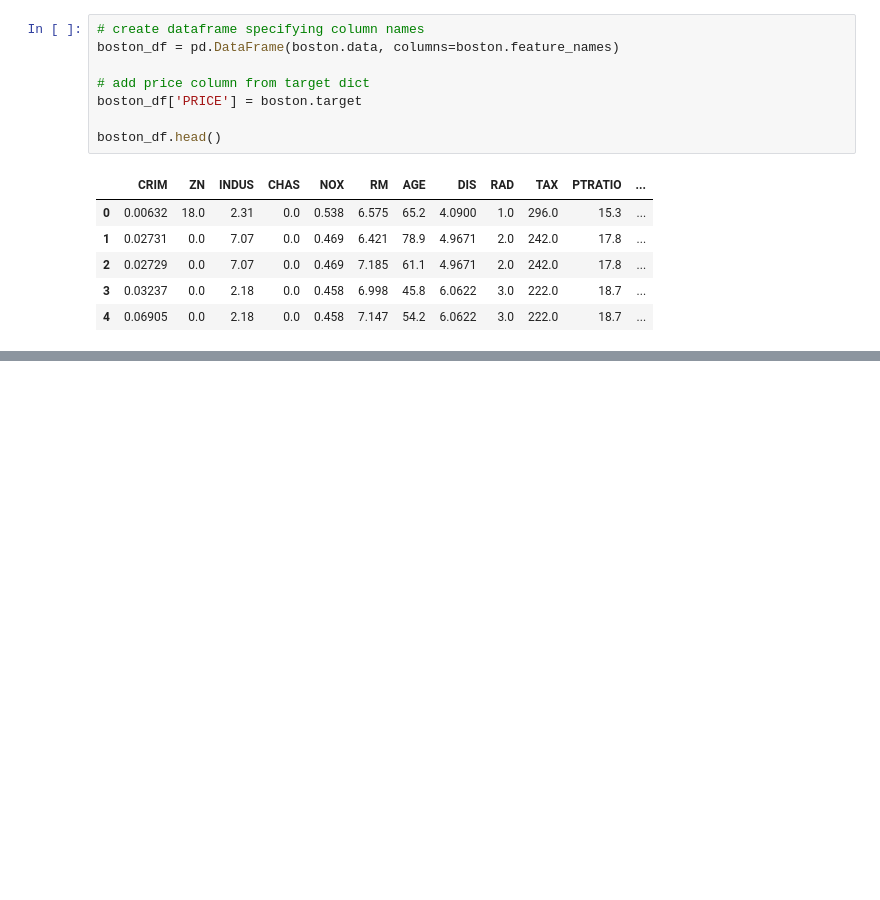
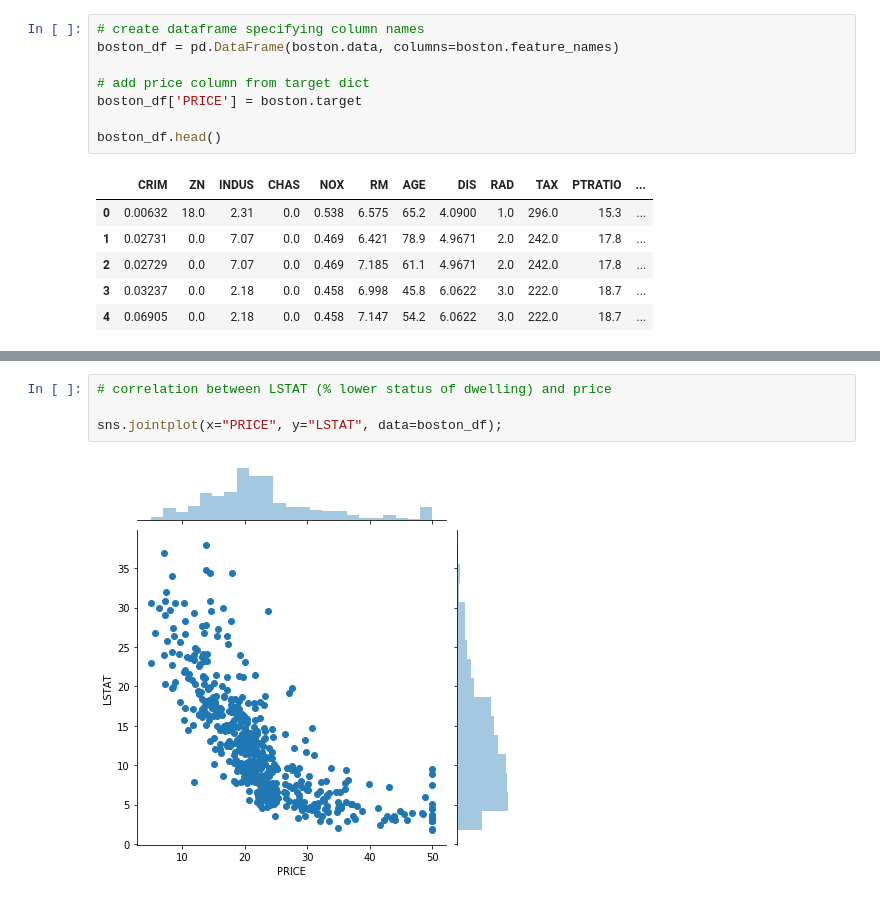
Before and after one commit to tommirrington/MachineLearning-StatisticProject, a Jupyter notebook: MLandStatsProject.ipynb, the cells around one changed output, grey strips where cells are left out. Drawn from its saved outputs; the diff is of its cells as text; blank space fills up the shorter version.

```diff
--- a/MLandStatsProject.ipynb
+++ b/MLandStatsProject.ipynb
@@ -68,0 +110,6 @@ boston_df.describe()
+# %%
+# correlation between LSTAT (% lower status of dwelling) and price
+
+sns.jointplot(x="PRICE", y="LSTAT", data=boston_df);
+# %% [output]
+[figure, added]
```
Also changed, not shown: parts of 8 cells of this notebook.
